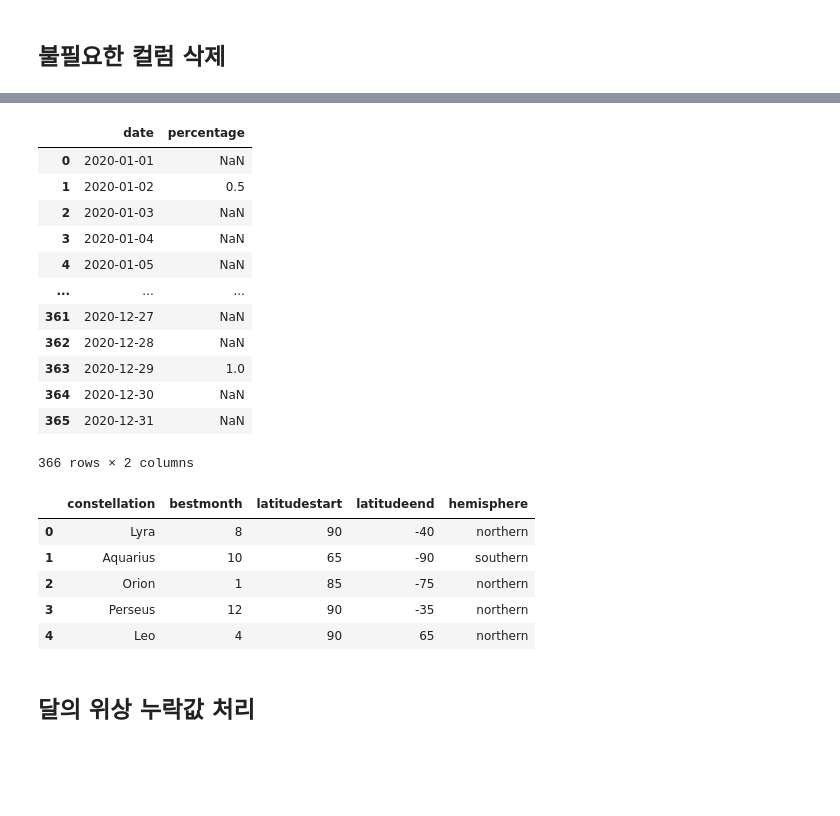
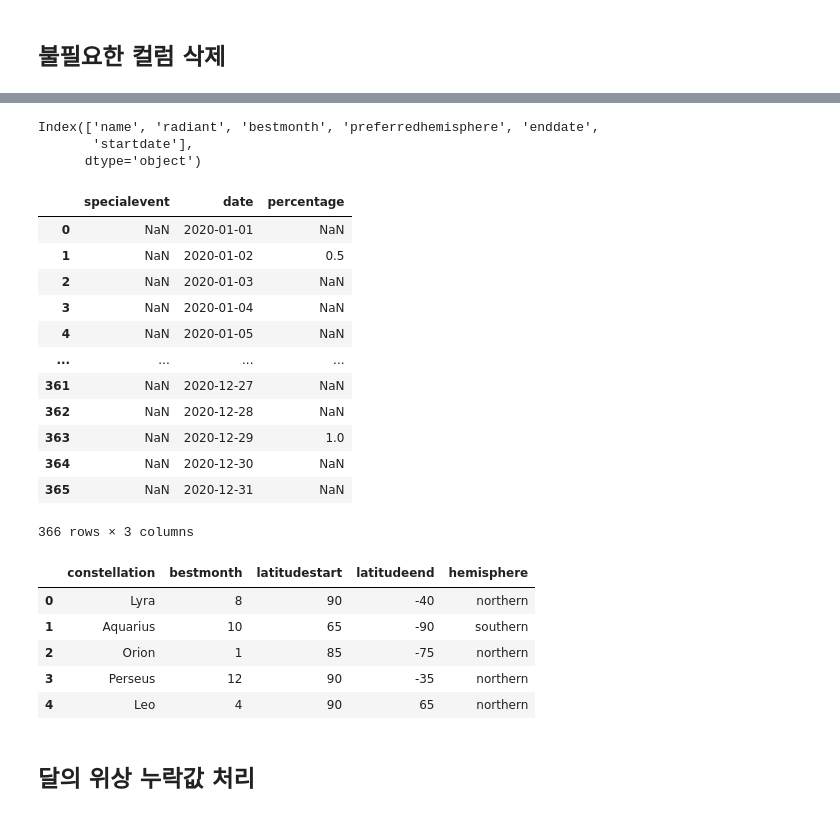
Before and after one commit to luna-luna-park/MS-AI-School, a Jupyter notebook: PYTHONSTUDY/2_유성우_미션.ipynb, the cells around one changed output, grey strips where cells are left out. Saved outputs shown, nothing was run; the diff lists cells and outputs as text; code cells hidden in the pictures; blank space fills up the shorter version.

```diff
--- a/PYTHONSTUDY/2_유성우_미션.ipynb
+++ b/PYTHONSTUDY/2_유성우_미션.ipynb
@@ -398,28 +253,55 @@ meteor_showers
-# %%
-moon_phases
-# %% [output]
-|  | date | percentage |
-| 0 | 2020-01-01 | NaN |
-| 1 | 2020-01-02 | 0.5 |
-| 2 | 2020-01-03 | NaN |
-| 3 | 2020-01-04 | NaN |
-| 4 | 2020-01-05 | NaN |
-| ... | ... | ... |
-| 361 | 2020-12-27 | NaN |
-| 362 | 2020-12-28 | NaN |
-| 363 | 2020-12-29 | 1.0 |
-| 364 | 2020-12-30 | NaN |
-| 365 | 2020-12-31 | NaN |
-366 rows × 2 columns
-# %%
-constellations
-# %% [output]
-|  | constellation | bestmonth | latitudestart | latitudeend | hemisphere |
-| 0 | Lyra | 8 | 90 | -40 | northern |
-| 1 | Aquarius | 10 | 65 | -90 | southern |
-| 2 | Orion | 1 | 85 | -75 | northern |
-| 3 | Perseus | 12 | 90 | -35 | northern |
-| 4 | Leo | 4 | 90 | 65 | northern |
+# %%
+#meteor_showers
+#startmonth,startday, endomth,endday, hemisphere 삭제  --미리보기기
+#meteor_showers.drop(columns=['startmonth','endmonth','endday','startday','hemisphere'])
+
+#데이터프레임에 덮어씌우기
+meteor_showers = meteor_showers.drop(columns=['startmonth','endmonth','endday','startday','hemisphere'])
+print(meteor_showers.columns)
+# %% [output]
+Index(['name', 'radiant', 'bestmonth', 'preferredhemisphere', 'enddate',
+       'startdate'],
+      dtype='object')
+# %%
+moon_phases_backup = moon_phases.copy() #백업 만들기
+
+#month,day, moonphase (percentage만들었음) 삭제
+#moon_phases.drop(columns=['month','day','moonphase'])
+
+
+moon_phases = moon_phases.drop(columns=['month','day','moonphase'])
+moon_phases
+# %% [output]
+|  | specialevent | date | percentage |
+| 0 | NaN | 2020-01-01 | NaN |
+| 1 | NaN | 2020-01-02 | 0.5 |
+| 2 | NaN | 2020-01-03 | NaN |
+| 3 | NaN | 2020-01-04 | NaN |
+| 4 | NaN | 2020-01-05 | NaN |
+| ... | ... | ... | ... |
+| 361 | NaN | 2020-12-27 | NaN |
+| 362 | NaN | 2020-12-28 | NaN |
+| 363 | NaN | 2020-12-29 | 1.0 |
+| 364 | NaN | 2020-12-30 | NaN |
+| 365 | NaN | 2020-12-31 | NaN |
+366 rows × 3 columns
+# %%
+#constellations_backup = constellations.copy() 백업 만들기
+#constellations_backup = constellations.copy()
+
+#besttime 삭제
+#constellations.drop(columns=['besttime'])
+
+constellations = constellations.drop(columns=['besttime'])
+
+constellations
+# %% [output]
+|  | constellation | bestmonth | latitudestart | latitudeend | hemisphere |
+| 0 | Lyra | 8 | 90 | -40 | northern |
+| 1 | Aquarius | 10 | 65 | -90 | southern |
+| 2 | Orion | 1 | 85 | -75 | northern |
+| 3 | Perseus | 12 | 90 | -35 | northern |
+| 4 | Leo | 4 | 90 | 65 | northern |
 # %% [markdown]
 ## 달의 위상 누락값 처리
 # %%
```
Also changed, not shown: parts of 53 cells of this notebook.
